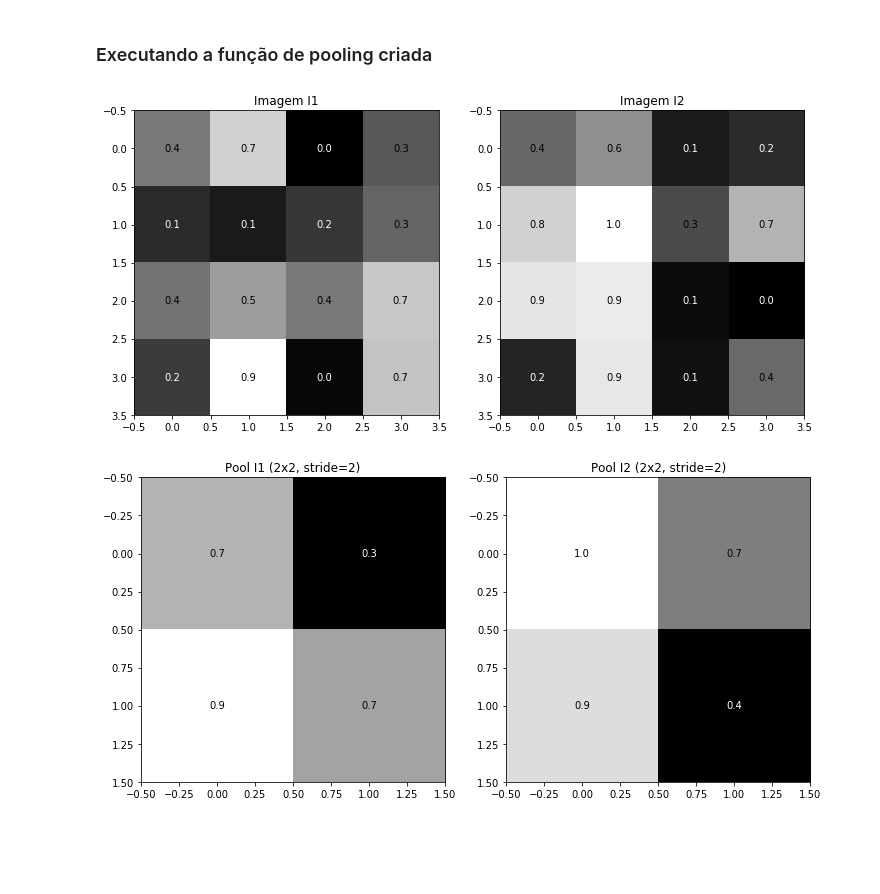
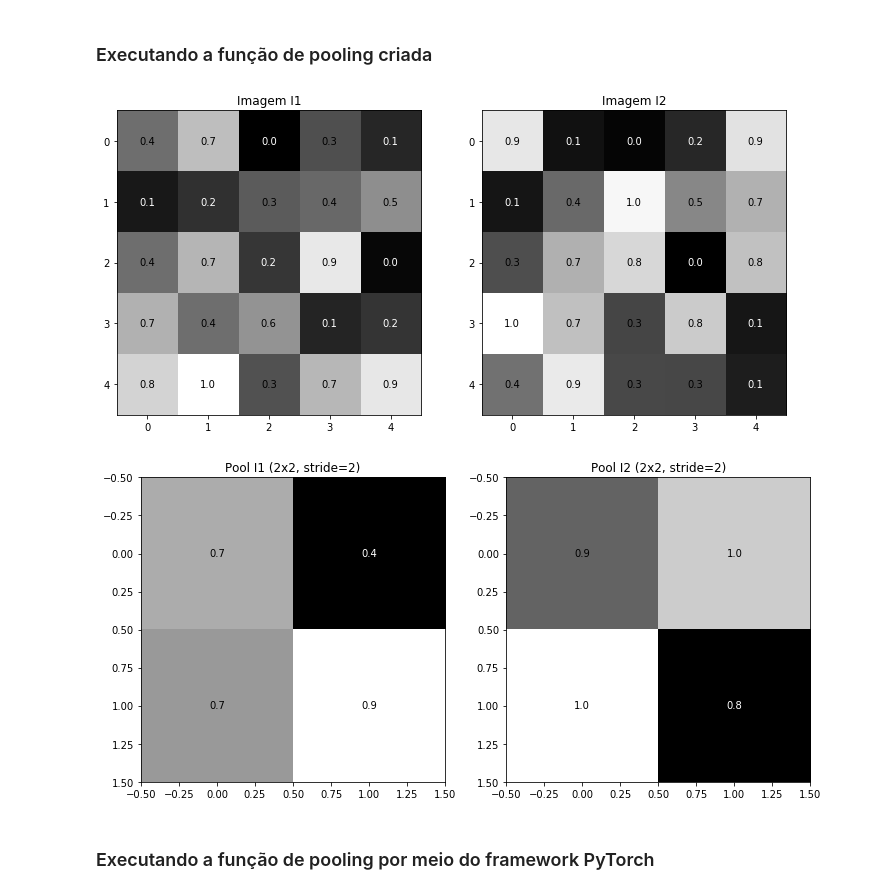
Before and after one commit to dalifreire/cnn_hello_world, a Jupyter notebook: cnn_step_by_step.ipynb, the cells around one changed output. Saved outputs shown, nothing was run; the diff lists cells and outputs as text; code cells hidden in the pictures; blank space fills up the shorter version.

```diff
--- a/cnn_step_by_step.ipynb
+++ b/cnn_step_by_step.ipynb
@@ -324,12 +411,12 @@ def relu(Z):
 
 <img src="images/maxpool_animation.gif" style="width:500px;height:200px;">
 # %%
-def pool_forward(A_prev, hparameters, mode = "max"):
+def pool_forward(X, hparameters, mode = "max"):
     """
     Implementa a função de pooling
 
     Arguments:
-    A_prev -- imagem a ser aplicada o pooling (imagem de saida da camada anterior), numpy array de shape (m, n_C, n_H, n_W) representando um lote de 'm' imagens de 'n_C' canais e tamanho 'n_H' x 'n_W'
+    X -- imagem a ser aplicada o pooling (imagem de saida da camada anterior), numpy array de shape (m, n_C, n_H, n_W) representando um lote de 'm' imagens de 'n_C' canais e tamanho 'n_H' x 'n_W'
     hparameters -- objeto (python dictionary) contendo os valores de "stride" e o tamanho da máscara 'f'
     mode -- tipo da função de pooling ('max' ou 'average')
 
@@ -339,7 +426,7 @@ def pool_forward(A_prev, hparameters, mode = "max"):
     """
 
     # Recupera as dimensões da imagem
-    (m, n_C_prev, n_H_prev, n_W_prev) = A_prev.shape
+    (m, n_C_prev, n_H_prev, n_W_prev) = X.shape
 
     # Recupera os parametros 'stride' e tamanho da máscara 'f'x'f'
     f = hparameters["f"]
@@ -365,16 +452,16 @@ def pool_forward(A_prev, hparameters, mode = "max"):
                     horiz_end = w*stride + f
 
                     # Encontra a janela para a aplicação da função de pooling
-                    a_prev_slice = A_prev[i, c, vert_start:vert_end, horiz_start:horiz_end]
+                    x_slice = X[i, c, vert_start:vert_end, horiz_start:horiz_end]
 
                     # Aplica a operação de pooling
                     if mode == "max":
-                        A[i, c, h, w] = np.max(a_prev_slice)
+                        A[i, c, h, w] = np.max(x_slice)
                     elif mode == "average":
-                        A[i, c, h, w] = np.mean(a_prev_slice)
+                        A[i, c, h, w] = np.mean(x_slice)
 
     # Guarda a passagem em cache para ser utilizado no backpropagation
-    cache = (A_prev, hparameters)
+    cache = (X, hparameters)
 
     # Verificando se o shape da saida está correto
     assert(A.shape == (m, n_C, n_H, n_W))
@@ -384,18 +471,20 @@ def pool_forward(A_prev, hparameters, mode = "max"):
 ### Executando a função de pooling criada
 # %%
 np.random.seed(1)
-A_prev = np.random.rand(1,2,4,4)
+X = np.random.rand(1,2,5,5)
 hparameters = {"stride" : 2, "f": 2}
 
-A, cache_pool = pool_forward(A_prev, hparameters)
+A, cache_pool = pool_forward(X, hparameters)
 
 # Exibe as 2 imagens geradas aleatoriamente
-show_img(A_prev[0][0], A_prev[0][1], None, 'Imagem I1', 'Imagem I2', '')
+show_img(X[0][0], X[0][1], None, 'Imagem I1', 'Imagem I2', '')
 # Exibe a saída da camada de pooling
 show_img(A[0][0], A[0][1], None, 'Pool I1 (2x2, stride=2)', 'Pool I2 (2x2, stride=2)', '')
 # %% [output]
-[figure, old version]
+[figure, new version]
-[figure, old version]
+[figure, new version]
+# %% [markdown]
+### Executando a função de pooling por meio do framework PyTorch
 # %%
 # Executando o pooling na imagem por meio do framework PyTorch
 # Verificando que o resultado é o mesmo do nosso método criado...
```
Also changed, not shown: parts of 59 cells of this notebook, 3 other files.
